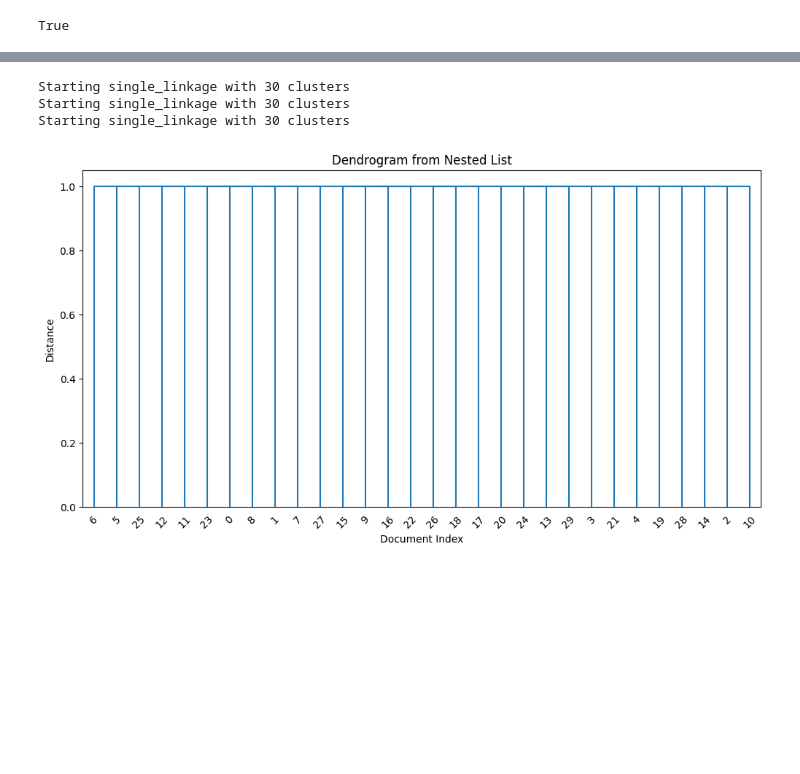
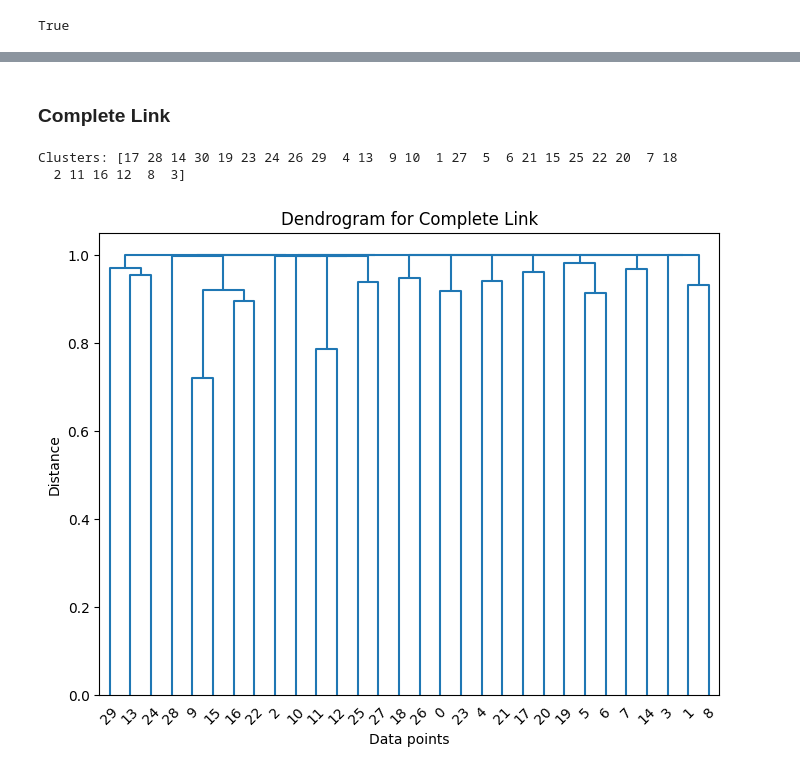
Before and after one commit to nirmaljayin/natural-language-processing, a Jupyter notebook: IR_Assignment_2_GRP_74_PS_8.ipynb, the cells around one changed output, grey strips where cells are left out. Cells and saved outputs as stored; diff of their text form; code cells hidden in the pictures; blank space fills up the shorter version.

```diff
--- a/IR_Assignment_2_GRP_74_PS_8.ipynb
+++ b/IR_Assignment_2_GRP_74_PS_8.ipynb
@@ -789,47 +569,30 @@ Starting single_linkage with 30 clusters
-# %%
-from scipy.cluster.hierarchy import dendrogram
-def build_linkage(nested, next_cluster_id, linkage, cluster_ids):
-    """Recursively build the linkage matrix from a nested list."""
-    if not isinstance(nested, list) or len(nested) == 1 and not isinstance(nested[0], list):
-        # Leaf node
-        leaf = flatten(nested)
-        return cluster_ids[leaf[0]]
-    elif len(nested) == 2:
-        left = build_linkage(nested[0], next_cluster_id, linkage, cluster_ids)
-        right = build_linkage(nested[1], next_cluster_id, linkage, cluster_ids)
-        n_leaves = len(flatten(nested))
-        # Use a dummy distance (e.g., step number or 1.0)
-        linkage.append([left, right, 1.0, n_leaves])
-        cluster_id = next_cluster_id[0]
-        next_cluster_id[0] += 1
-        return cluster_id
-    else:
-        # For more than two children, merge sequentially
-        current = build_linkage(nested[0], next_cluster_id, linkage, cluster_ids)
-        for child in nested[1:]:
-            next_child = build_linkage(child, next_cluster_id, linkage, cluster_ids)
-            n_leaves = len(flatten([nested[0], child]))
-            linkage.append([current, next_child, 1.0, n_leaves])
-            current = next_cluster_id[0]
-            next_cluster_id[0] += 1
-        return current
-def nested_list_to_linkage(nested):
-    leaves = sorted(flatten(nested))
-    cluster_ids = {leaf: idx for idx, leaf in enumerate(leaves)}
-    linkage = []
-    next_cluster_id = [len(leaves)]
-    build_linkage(nested, next_cluster_id, linkage, cluster_ids)
-    return np.array(linkage)
-
-linkage_matrix = nested_list_to_linkage(hac.single_linkage(tfidf_matrix=tfidf_matrix))
-plt.figure(figsize=(12, 6))
-dendrogram(linkage_matrix, labels=[str(i) for i in sorted(flatten(hac.single_linkage(tfidf_matrix=tfidf_matrix)))])
-plt.title("Dendrogram from Nested List")
-plt.xlabel("Document Index")
-plt.ylabel("Distance")
-plt.show()
-# %% [output]
-Starting single_linkage with 30 clusters
-Starting single_linkage with 30 clusters
-Starting single_linkage with 30 clusters
-[figure, removed]
+# %% [markdown]
+### **Complete Link**
+# %%
+def complete_link(tfidf_matrix: dict[int, pd.Series], *, plot=False) -> None:
+    """Perform complete-link hierarchical clustering."""
+    # Convert the TF-IDF matrix to a DataFrame so that all the vectors have same dimension
+    df = pd.DataFrame(tfidf_matrix).fillna(0).transpose()
+    # Perform hierarchical clustering
+    linked = linkage(df, method='complete', metric='cosine')
+
+    if plot:
+        # For logging flattened clusters with a distance threshold
+        clusters = fcluster(linked, t=0.5, criterion='distance')
+        logger.info(f"Clusters: {clusters}")
+
+        plt.figure(figsize=(8, 6), dpi=100)
+        dendrogram(linked, truncate_mode="level")
+
+        plt.title("Dendrogram for Complete Link")
+        plt.xlabel("Data points")
+        plt.ylabel("Distance")
+
+        plt.show()
+
+
+complete_link(tfidf_matrix, plot=True)
+# %% [output]
+Clusters: [17 28 14 30 19 23 24 26 29  4 13  9 10  1 27  5  6 21 15 25 22 20  7 18
+  2 11 16 12  8  3]
+[figure, added]
```
Also changed, not shown: parts of 23 cells of this notebook.
